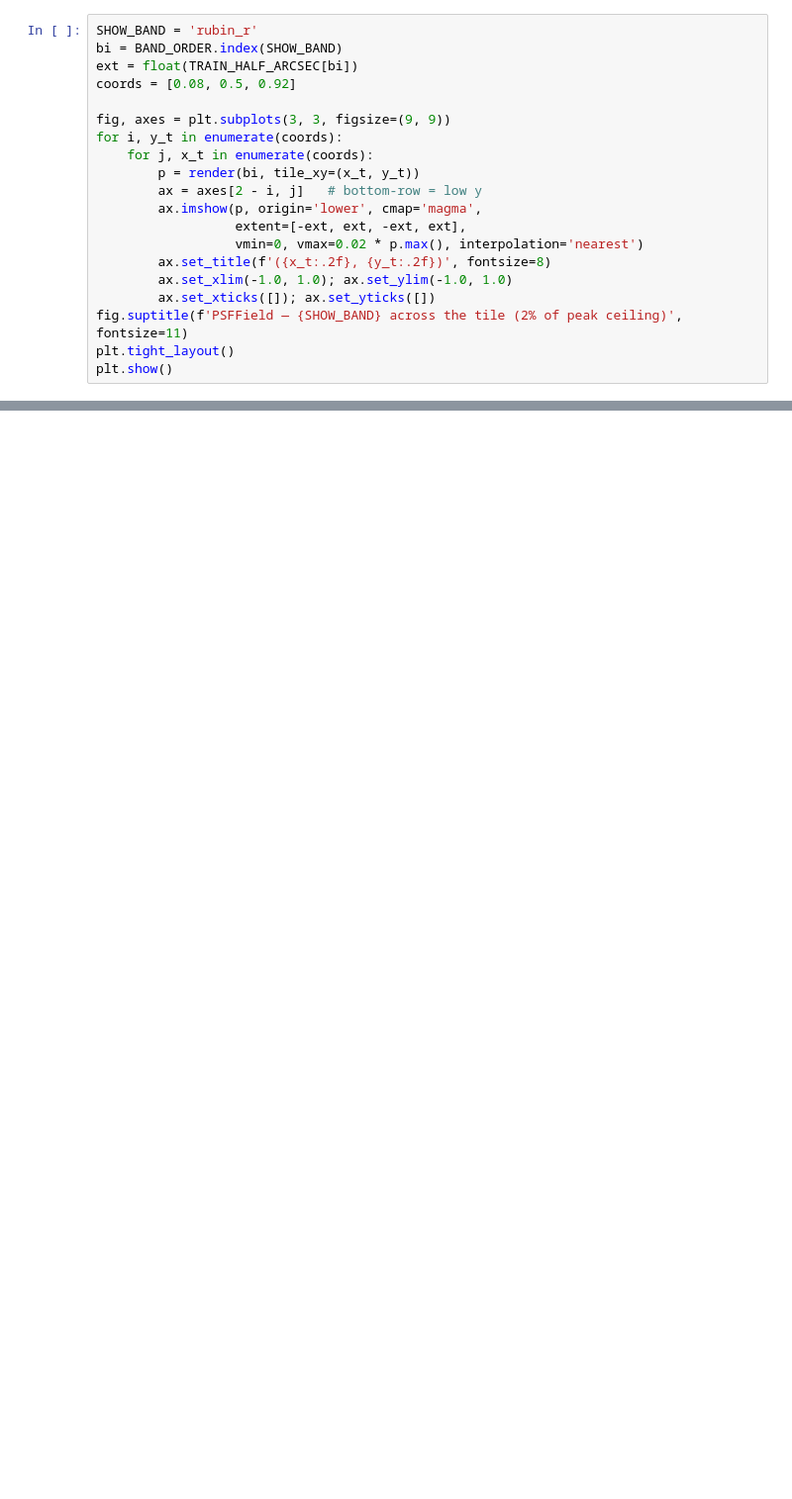
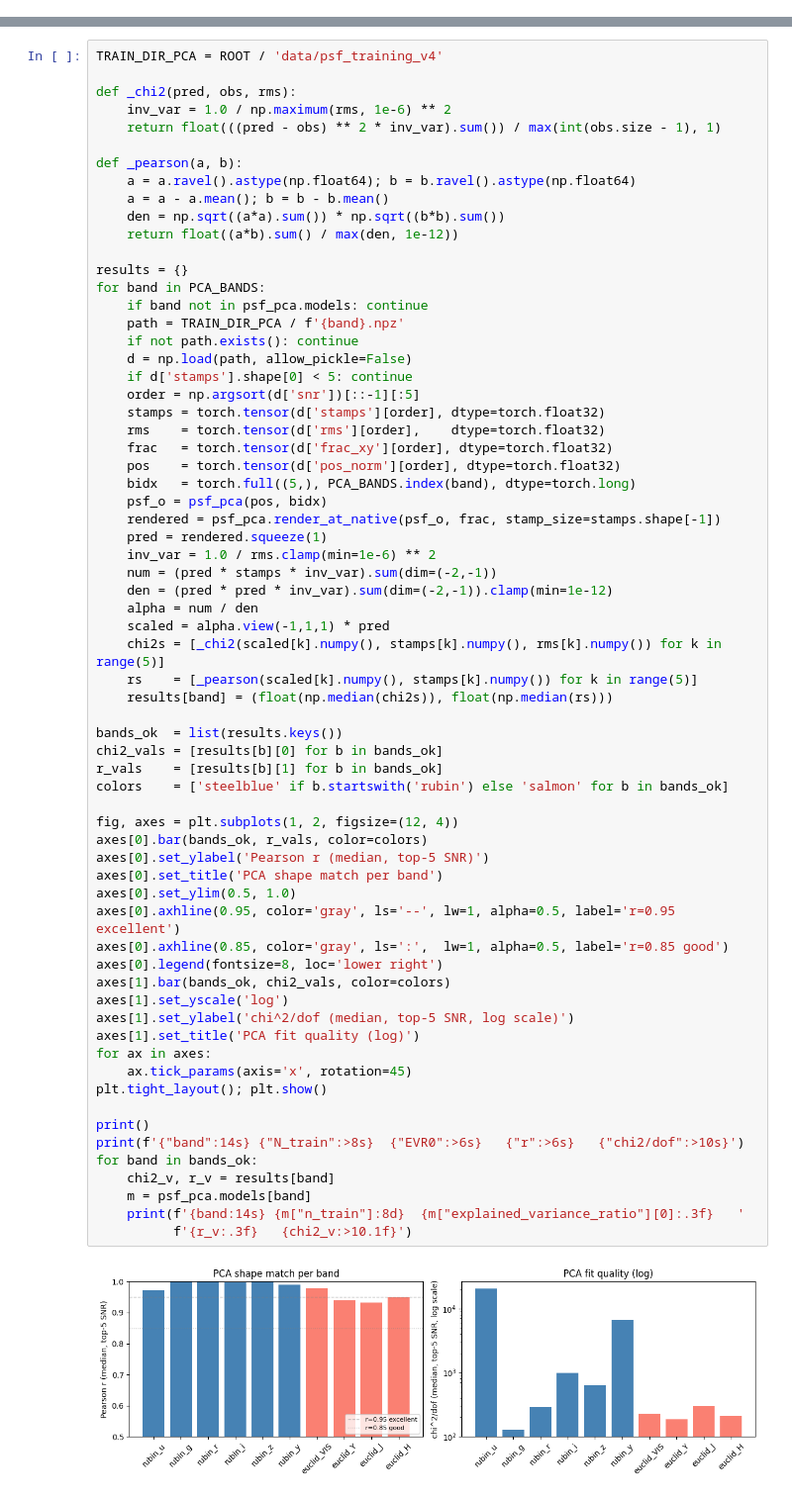
Before and after one commit to xoubish/JAISP, a Jupyter notebook: io/08_psf_visualization.ipynb, the cells around one changed output, grey strips where cells are left out. Shown at 99% size. Cells and saved outputs as stored; diff of their text form; blank space fills up the shorter version.

```diff
--- a/io/08_psf_visualization.ipynb
+++ b/io/08_psf_visualization.ipynb
@@ -179,20 +233,0 @@ plt.show()
-# %%
-SHOW_BAND = 'rubin_r'
-bi = BAND_ORDER.index(SHOW_BAND)
-ext = float(TRAIN_HALF_ARCSEC[bi])
-coords = [0.08, 0.5, 0.92]
-
-fig, axes = plt.subplots(3, 3, figsize=(9, 9))
-for i, y_t in enumerate(coords):
-    for j, x_t in enumerate(coords):
-        p = render(bi, tile_xy=(x_t, y_t))
-        ax = axes[2 - i, j]   # bottom-row = low y
-        ax.imshow(p, origin='lower', cmap='magma',
-                  extent=[-ext, ext, -ext, ext],
-                  vmin=0, vmax=0.02 * p.max(), interpolation='nearest')
-        ax.set_title(f'({x_t:.2f}, {y_t:.2f})', fontsize=8)
-        ax.set_xlim(-1.0, 1.0); ax.set_ylim(-1.0, 1.0)
-        ax.set_xticks([]); ax.set_yticks([])
-fig.suptitle(f'PSFField — {SHOW_BAND} across the tile (2% of peak ceiling)', fontsize=11)
-plt.tight_layout()
-plt.show()
@@ -259,0 +238,68 @@ Red-SED  VIS FWHM: 0.4222"
+# %%
+TRAIN_DIR_PCA = ROOT / 'data/psf_training_v4'
+
+def _chi2(pred, obs, rms):
+    inv_var = 1.0 / np.maximum(rms, 1e-6) ** 2
+    return float(((pred - obs) ** 2 * inv_var).sum()) / max(int(obs.size - 1), 1)
+
+def _pearson(a, b):
+    a = a.ravel().astype(np.float64); b = b.ravel().astype(np.float64)
+    a = a - a.mean(); b = b - b.mean()
+    den = np.sqrt((a*a).sum()) * np.sqrt((b*b).sum())
+    return float((a*b).sum() / max(den, 1e-12))
+
+results = {}
+for band in PCA_BANDS:
+    if band not in psf_pca.models: continue
+    path = TRAIN_DIR_PCA / f'{band}.npz'
+    if not path.exists(): continue
+    d = np.load(path, allow_pickle=False)
+    if d['stamps'].shape[0] < 5: continue
+    order = np.argsort(d['snr'])[::-1][:5]
+    stamps = torch.tensor(d['stamps'][order], dtype=torch.float32)
+    rms    = torch.tensor(d['rms'][order],    dtype=torch.float32)
+    frac   = torch.tensor(d['frac_xy'][order], dtype=torch.float32)
+    pos    = torch.tensor(d['pos_norm'][order], dtype=torch.float32)
+    bidx   = torch.full((5,), PCA_BANDS.index(band), dtype=torch.long)
+    psf_o = psf_pca(pos, bidx)
+    rendered = psf_pca.render_at_native(psf_o, frac, stamp_size=stamps.shape[-1])
+    pred = rendered.squeeze(1)
+    inv_var = 1.0 / rms.clamp(min=1e-6) ** 2
+    num = (pred * stamps * inv_var).sum(dim=(-2,-1))
+    den = (pred * pred * inv_var).sum(dim=(-2,-1)).clamp(min=1e-12)
+    alpha = num / den
+    scaled = alpha.view(-1,1,1) * pred
+    chi2s = [_chi2(scaled[k].numpy(), stamps[k].numpy(), rms[k].numpy()) for k in range(5)]
+    rs    = [_pearson(scaled[k].numpy(), stamps[k].numpy()) for k in range(5)]
+    results[band] = (float(np.median(chi2s)), float(np.median(rs)))
+
+bands_ok  = list(results.keys())
+chi2_vals = [results[b][0] for b in bands_ok]
+r_vals    = [results[b][1] for b in bands_ok]
+colors    = ['steelblue' if b.startswith('rubin') else 'salmon' for b in bands_ok]
+
+fig, axes = plt.subplots(1, 2, figsize=(12, 4))
+axes[0].bar(bands_ok, r_vals, color=colors)
+axes[0].set_ylabel('Pearson r (median, top-5 SNR)')
+axes[0].set_title('PCA shape match per band')
+axes[0].set_ylim(0.5, 1.0)
+axes[0].axhline(0.95, color='gray', ls='--', lw=1, alpha=0.5, label='r=0.95 excellent')
+axes[0].axhline(0.85, color='gray', ls=':',  lw=1, alpha=0.5, label='r=0.85 good')
+axes[0].legend(fontsize=8, loc='lower right')
+axes[1].bar(bands_ok, chi2_vals, color=colors)
+axes[1].set_yscale('log')
+axes[1].set_ylabel('chi^2/dof (median, top-5 SNR, log scale)')
+axes[1].set_title('PCA fit quality (log)')
+for ax in axes:
+    ax.tick_params(axis='x', rotation=45)
+plt.tight_layout(); plt.show()
+
+print()
+print(f'{"band":14s} {"N_train":>8s}  {"EVR0":>6s}   {"r":>6s}   {"chi2/dof":>10s}')
+for band in bands_ok:
+    chi2_v, r_v = results[band]
+    m = psf_pca.models[band]
+    print(f'{band:14s} {m["n_train"]:8d}  {m["explained_variance_ratio"][0]:.3f}   '
+          f'{r_v:.3f}   {chi2_v:>10.1f}')
+# %% [output]
+[figure, added]
```
Also changed, not shown: parts of 22 cells of this notebook, 9 other files.
